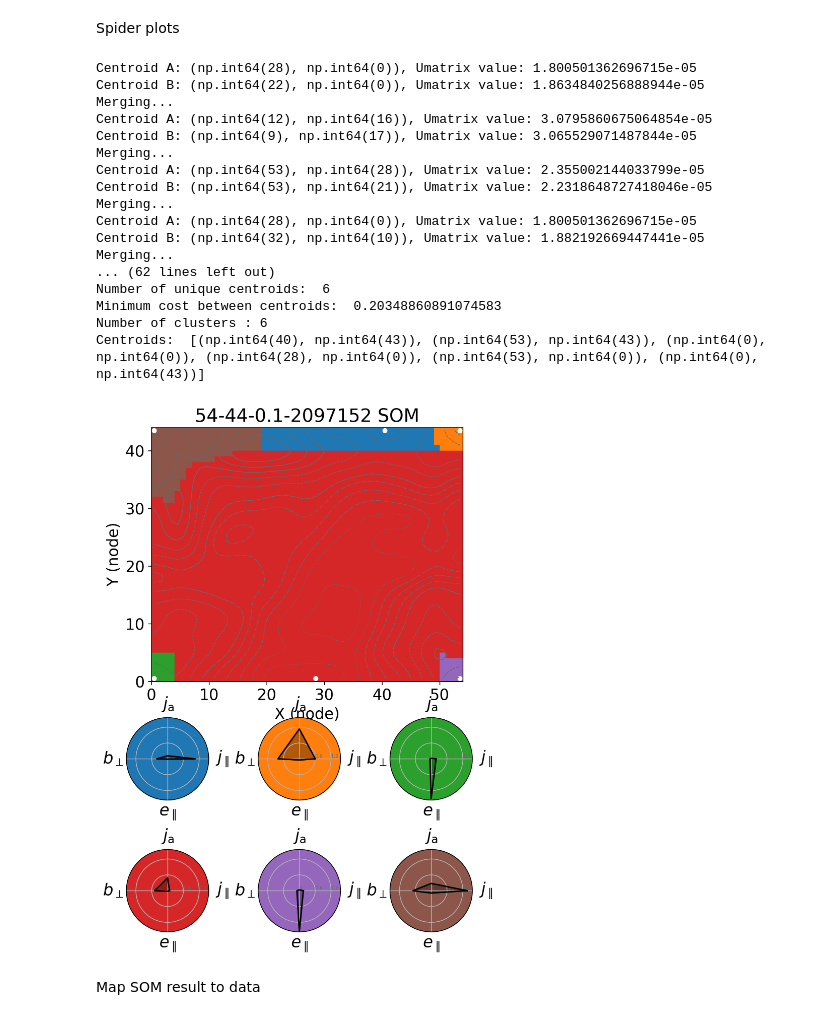
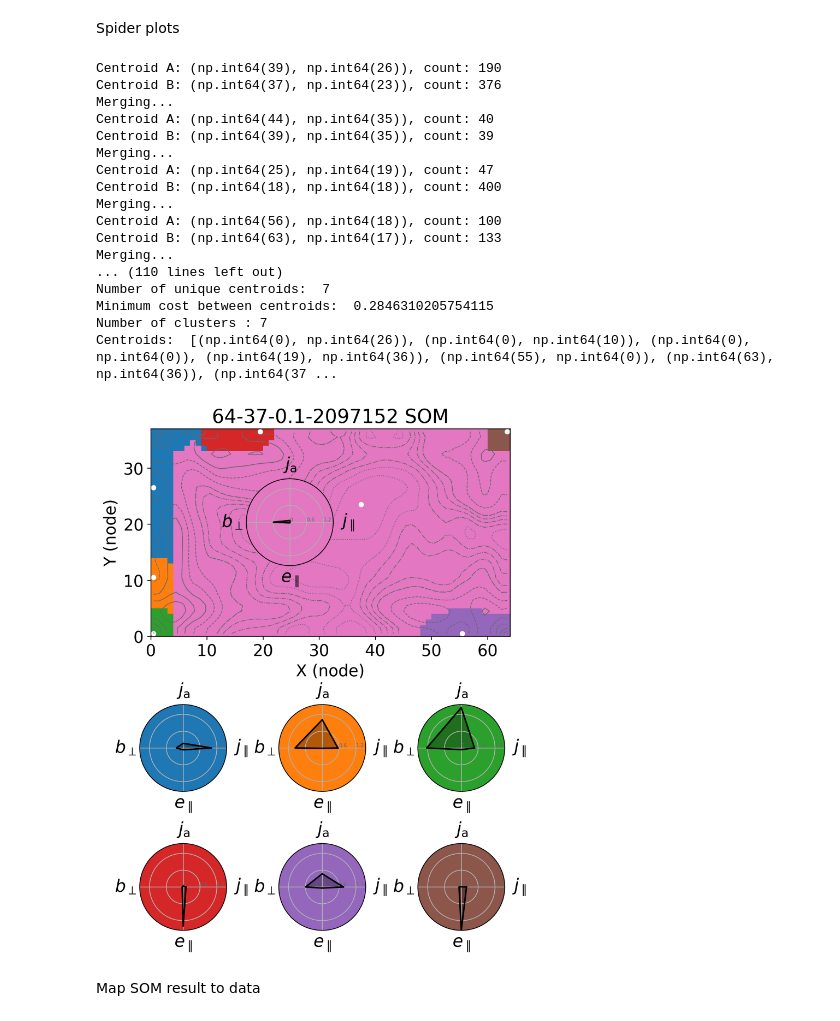
Before and after one commit to tvh0021/aweSOM, a Jupyter notebook: examples/plasma-turbulence/fiducial_plasma.ipynb, the cells around one changed output. Drawn from its saved outputs; the diff is of its cells as text; code cells hidden in the pictures.

```diff
--- a/examples/plasma-turbulence/fiducial_plasma.ipynb
+++ b/examples/plasma-turbulence/fiducial_plasma.ipynb
@@ -8,13 +8,15 @@ Provide 3 parameters: `ratio`, which controls X/Y; `alpha_0`, which is the initi
 # %% [markdown]
 After running that, load one of the objects for further analysis
 # %%
+import aweSOM
 from aweSOM import Lattice
 import numpy as np
 import matplotlib.pyplot as plt
 import pickle
+import os
 
-path_to_object = '/mnt/home/tha10/ceph/SOM-tests/lr-d3x128/aweSOM-rewrite/'
-object_name = 'som_object.5000-54-44-0.1-2097152-1u.pkl'
+path_to_object = aweSOM.__path__[0] + '/../../examples/plasma-turbulence/'
+object_name = 'som_object.fiducial-5000-64-37-0.1-2097152-1u.pkl'
 
 with open(path_to_object + object_name, 'rb') as f:
     map = pickle.load(f)
@@ -24,7 +26,7 @@ ydim = map.ydim
 # %% [markdown]
 Visualize the U-matrix
 # %%
-map.umat = map.compute_umat(smoothing=None)
+map.umat = map.compute_umat(smoothing=1)
 unique_centroids = map.get_unique_centroids(map.compute_centroids())
 
 unique_centroids['position_x'] = [x+0.5 for x in unique_centroids['position_x']]
@@ -147,28 +149,28 @@ def plot_centroid_spider(loaded_som_object : Lattice, smoothing : float = None,
 
     plt.show()
 # %%
-merge_cost = 0.2
-smoothing = 2 # a number or None (cannot be 0)
+merge_cost = 0.25
+smoothing = None # a number or None (cannot be 0)
 plot_centroid_spider(map, smoothing=smoothing, merge_cost=merge_cost)
 # %% [output]
-Centroid A: (np.int64(28), np.int64(0)), Umatrix value: 1.800501362696715e-05
-Centroid B: (np.int64(22), np.int64(0)), Umatrix value: 1.8634840256888944e-05
+Centroid A: (np.int64(39), np.int64(26)), count: 190
+Centroid B: (np.int64(37), np.int64(23)), count: 376
 Merging...
-Centroid A: (np.int64(12), np.int64(16)), Umatrix value: 3.0795860675064854e-05
-Centroid B: (np.int64(9), np.int64(17)), Umatrix value: 3.065529071487844e-05
+Centroid A: (np.int64(44), np.int64(35)), count: 40
+Centroid B: (np.int64(39), np.int64(35)), count: 39
 Merging...
-Centroid A: (np.int64(53), np.int64(28)), Umatrix value: 2.355002144033799e-05
-Centroid B: (np.int64(53), np.int64(21)), Umatrix value: 2.2318648727418046e-05
+Centroid A: (np.int64(25), np.int64(19)), count: 47
+Centroid B: (np.int64(18), np.int64(18)), count: 400
 Merging...
-Centroid A: (np.int64(28), np.int64(0)), Umatrix value: 1.800501362696715e-05
-Centroid B: (np.int64(32), np.int64(10)), Umatrix value: 1.882192669447441e-05
+Centroid A: (np.int64(56), np.int64(18)), count: 100
+Centroid B: (np.int64(63), np.int64(17)), count: 133
 Merging...
-... (62 lines left out)
-Number of unique centroids:  6
-Minimum cost between centroids:  0.20348860891074583
-Number of clusters : 6
-Centroids:  [(np.int64(40), np.int64(43)), (np.int64(53), np.int64(43)), (np.int64(0), np.int64(0)), (np.int64(28), np.int64(0)), (np.int64(53), np.int64(0)), (np.int64(0), np.int64(43))]
+... (110 lines left out)
+Number of unique centroids:  7
+Minimum cost between centroids:  0.2846310205754115
+Number of clusters : 7
+Centroids:  [(np.int64(0), np.int64(26)), (np.int64(0), np.int64(10)), (np.int64(0), np.int64(0)), (np.int64(19), np.int64(36)), (np.int64(55), np.int64(0)), (np.int64(63), np.int64(36)), (np.int64(37 ...
-[figure, old version]
+[figure, new version]
 # %% [markdown]
 Map SOM result to data
 # %%
```
Also changed, not shown: parts of 5 cells of this notebook, 1 other file.
